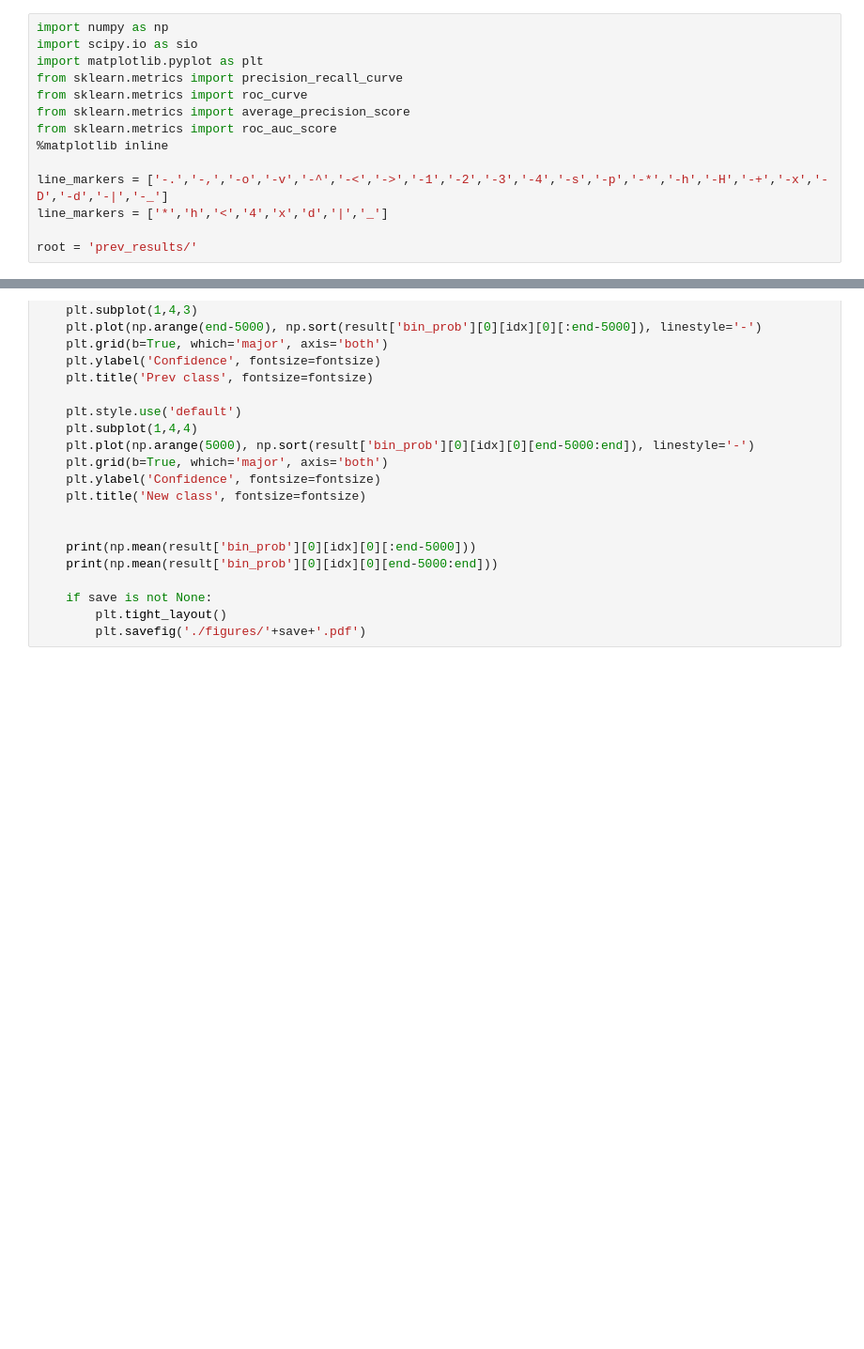
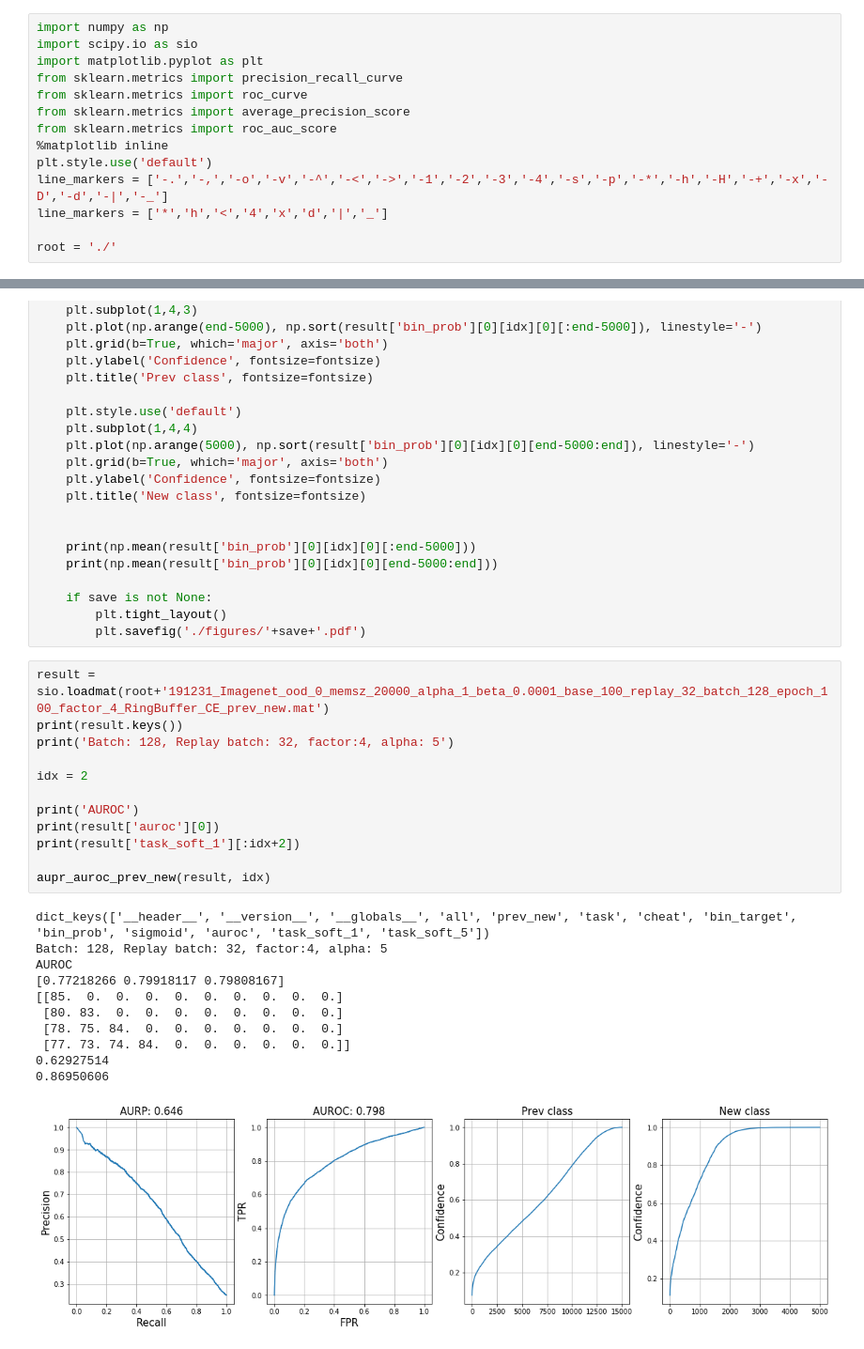
Before and after one commit to hongjoon0805/Incremental, a Jupyter notebook: result_data/202001_Imagenet_result_plot.ipynb, the cells around one changed output, grey strips where cells are left out. Shown at 94% size. Saved outputs shown, nothing was run; the diff lists cells and outputs as text; blank space fills up the shorter version.

```diff
--- a/result_data/202001_Imagenet_result_plot.ipynb
+++ b/result_data/202001_Imagenet_result_plot.ipynb
@@ -7,11 +7,11 @@ from sklearn.metrics import roc_curve
 from sklearn.metrics import average_precision_score
 from sklearn.metrics import roc_auc_score
 %matplotlib inline
-
+plt.style.use('default')
 line_markers = ['-.','-,','-o','-v','-^','-<','->','-1','-2','-3','-4','-s','-p','-*','-h','-H','-+','-x','-D','-d','-|','-_']
 line_markers = ['*','h','<','4','x','d','|','_']
 
-root = 'prev_results/'
+root = './'
 # %%
 def accuracy(file_name, tasknum = 10):
     acc = np.zeros(tasknum)
@@ -70,3 +70,27 @@ def aupr_auroc_prev_new(result, idx, save=None):
     if save is not None:
         plt.tight_layout()
         plt.savefig('./figures/'+save+'.pdf')
+# %%
+result = sio.loadmat(root+'191231_Imagenet_ood_0_memsz_20000_alpha_1_beta_0.0001_base_100_replay_32_batch_128_epoch_100_factor_4_RingBuffer_CE_prev_new.mat')
+print(result.keys())
+print('Batch: 128, Replay batch: 32, factor:4, alpha: 5')
+
+idx = 2
+
+print('AUROC')
+print(result['auroc'][0])
+print(result['task_soft_1'][:idx+2])
+
+aupr_auroc_prev_new(result, idx)
+# %% [output]
+dict_keys(['__header__', '__version__', '__globals__', 'all', 'prev_new', 'task', 'cheat', 'bin_target', 'bin_prob', 'sigmoid', 'auroc', 'task_soft_1', 'task_soft_5'])
+Batch: 128, Replay batch: 32, factor:4, alpha: 5
+AUROC
+[0.77218266 0.79918117 0.79808167]
+[[85.  0.  0.  0.  0.  0.  0.  0.  0.  0.]
+ [80. 83.  0.  0.  0.  0.  0.  0.  0.  0.]
+ [78. 75. 84.  0.  0.  0.  0.  0.  0.  0.]
+ [77. 73. 74. 84.  0.  0.  0.  0.  0.  0.]]
+0.62927514
+0.86950606
+[figure, added]
```
Also changed, not shown: parts of 2 cells of this notebook, 11 other files.
